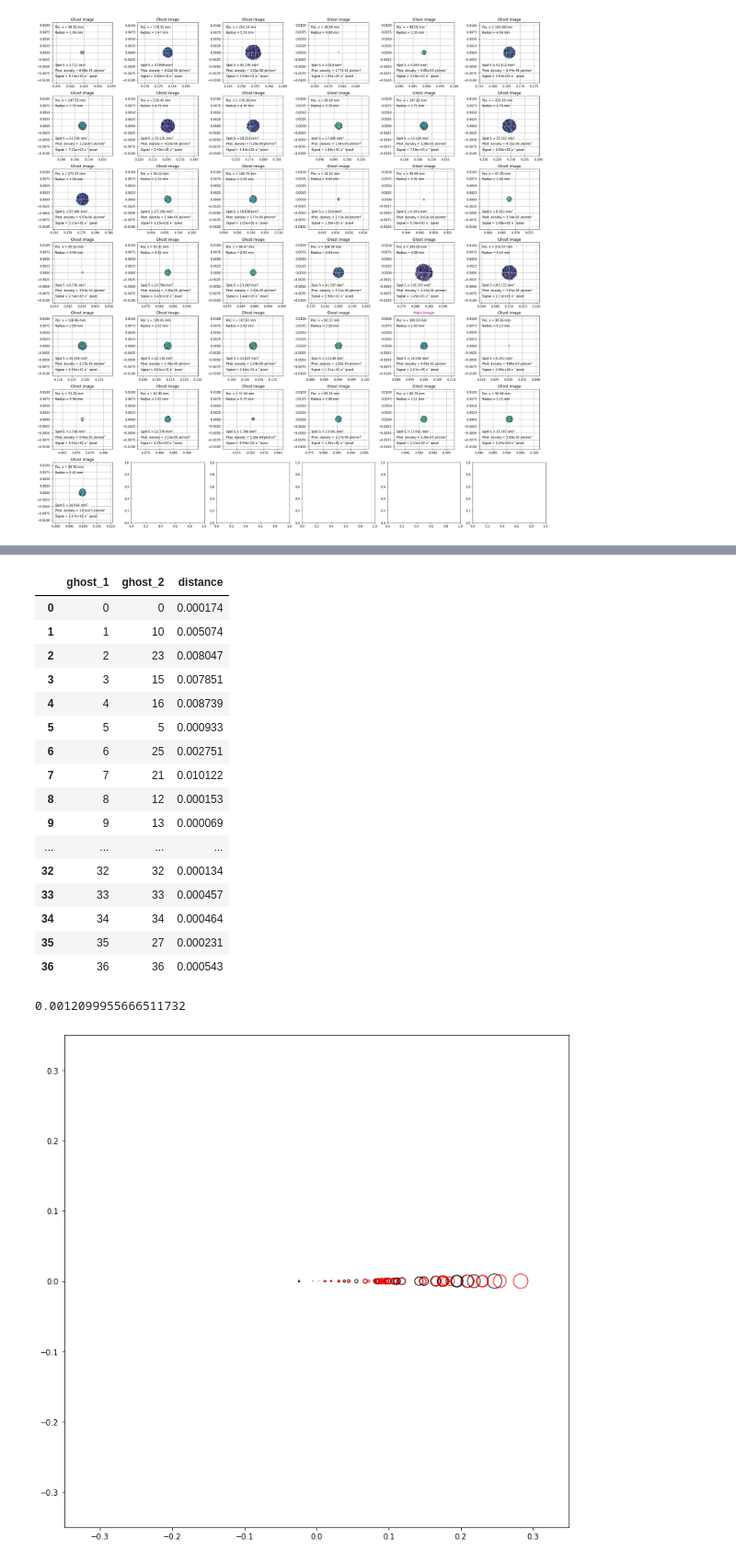
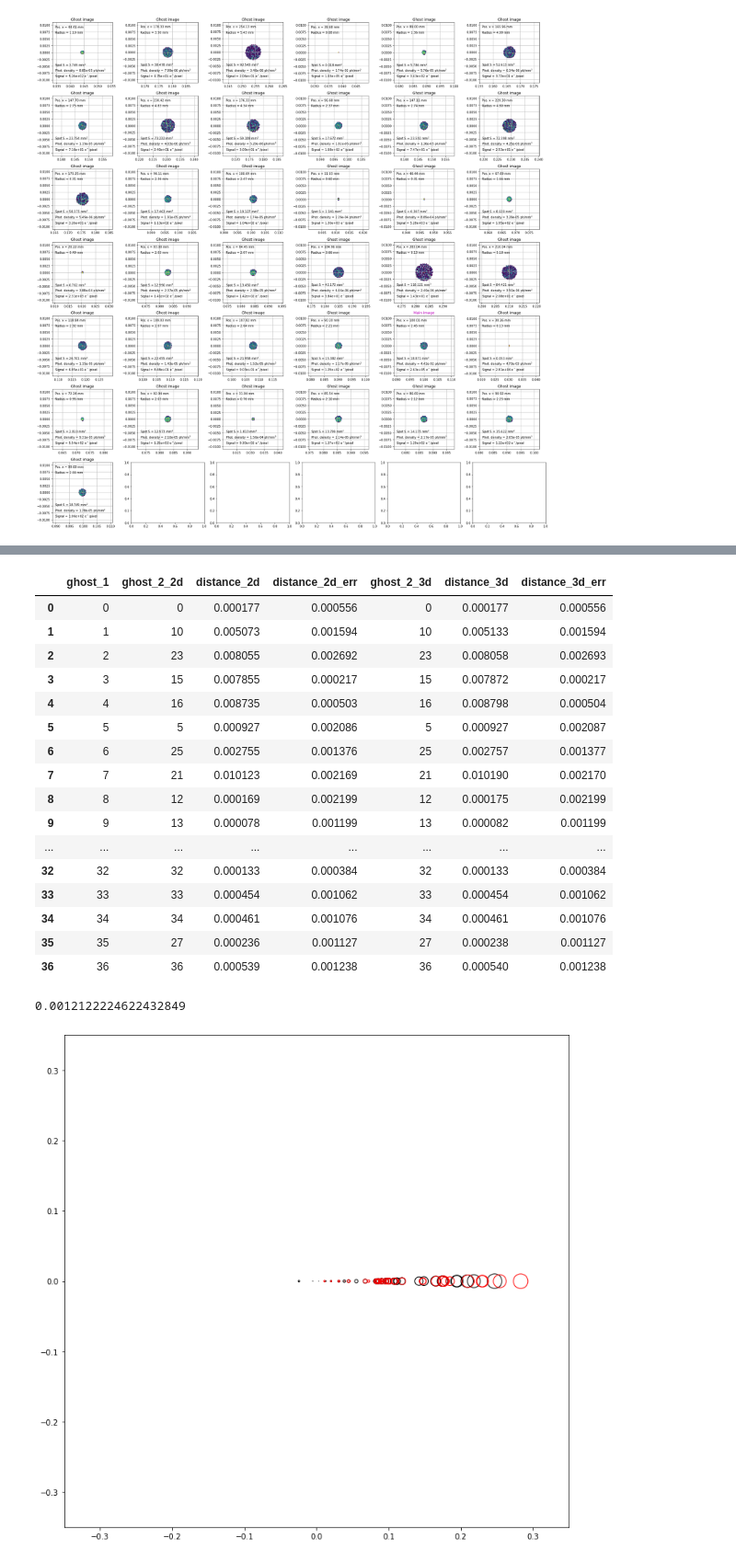
Before and after one commit to lsst-camera-dh/ghosts, a Jupyter notebook: notebooks/LSST_CCOB_ghost_analysis.ipynb, the cells around one changed output, grey strips where cells are left out. Shown at 92% size. Saved outputs shown, nothing was run; the diff lists cells and outputs as text; code cells hidden in the pictures.

```diff
--- a/notebooks/LSST_CCOB_ghost_analysis.ipynb
+++ b/notebooks/LSST_CCOB_ghost_analysis.ipynb
@@ -144,4 +147,4 @@ data_frame_2.sort_values(by=['name'])
 # %%
-match = match_ghosts(data_frame_1, data_frame_2)
-match
+match_1_2 = match_ghosts(data_frame_1, data_frame_2)
+match_1_2
 # %% [output]
@@ -148,24 +168,24 @@ match
-|  | ghost_1 | ghost_2 | distance |
-| 0 | 0 | 0 | 0.000174 |
-| 1 | 1 | 10 | 0.005074 |
-| 2 | 2 | 23 | 0.008047 |
-| 3 | 3 | 15 | 0.007851 |
-| 4 | 4 | 16 | 0.008739 |
-| 5 | 5 | 5 | 0.000933 |
-| 6 | 6 | 25 | 0.002751 |
-| 7 | 7 | 21 | 0.010122 |
-| 8 | 8 | 12 | 0.000153 |
-| 9 | 9 | 13 | 0.000069 |
-| ... | ... | ... | ... |
-| 32 | 32 | 32 | 0.000134 |
-| 33 | 33 | 33 | 0.000457 |
-| 34 | 34 | 34 | 0.000464 |
-| 35 | 35 | 27 | 0.000231 |
-| 36 | 36 | 36 | 0.000543 |
+|  | ghost_1 | ghost_2_2d | distance_2d | distance_2d_err | ghost_2_3d | distance_3d | distance_3d_err |
+| 0 | 0 | 0 | 0.000177 | 0.000556 | 0 | 0.000177 | 0.000556 |
+| 1 | 1 | 10 | 0.005073 | 0.001594 | 10 | 0.005133 | 0.001594 |
+| 2 | 2 | 23 | 0.008055 | 0.002692 | 23 | 0.008058 | 0.002693 |
+| 3 | 3 | 15 | 0.007855 | 0.000217 | 15 | 0.007872 | 0.000217 |
+| 4 | 4 | 16 | 0.008735 | 0.000503 | 16 | 0.008798 | 0.000504 |
+| 5 | 5 | 5 | 0.000927 | 0.002086 | 5 | 0.000927 | 0.002087 |
+| 6 | 6 | 25 | 0.002755 | 0.001376 | 25 | 0.002757 | 0.001377 |
+| 7 | 7 | 21 | 0.010123 | 0.002169 | 21 | 0.010190 | 0.002170 |
+| 8 | 8 | 12 | 0.000169 | 0.002199 | 12 | 0.000175 | 0.002199 |
+| 9 | 9 | 13 | 0.000078 | 0.001199 | 13 | 0.000082 | 0.001199 |
+| ... | ... | ... | ... | ... | ... | ... | ... |
+| 32 | 32 | 32 | 0.000133 | 0.000384 | 32 | 0.000133 | 0.000384 |
+| 33 | 33 | 33 | 0.000454 | 0.001062 | 33 | 0.000454 | 0.001062 |
+| 34 | 34 | 34 | 0.000461 | 0.001076 | 34 | 0.000461 | 0.001076 |
+| 35 | 35 | 27 | 0.000236 | 0.001127 | 27 | 0.000238 | 0.001127 |
+| 36 | 36 | 36 | 0.000539 | 0.001238 | 36 | 0.000540 | 0.001238 |
 # %%
-compute_reduced_distance(match)
+compute_reduced_distance(match_1_2)
 # %% [output]
-0.0012099955666511732
+0.0012122224622432849
 # %%
 fig, ax = plotter.plot_spots([data_frame_1, data_frame_2])
 # %% [output]
```
Also changed, not shown: parts of 12 cells of this notebook.
